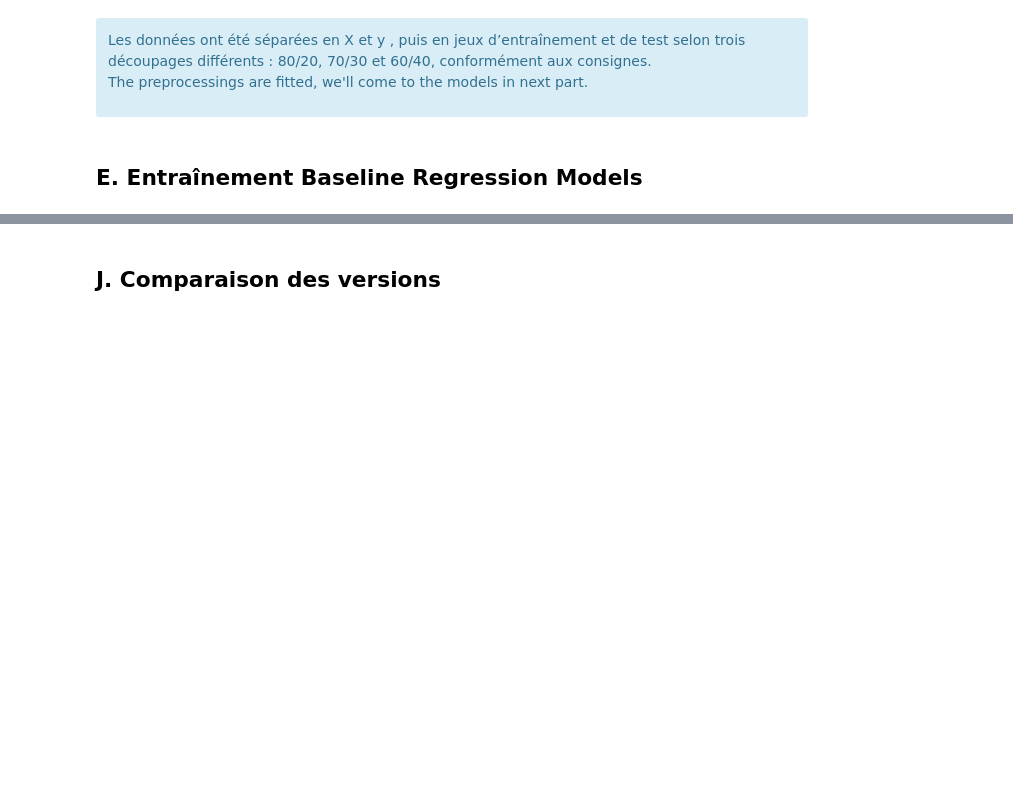
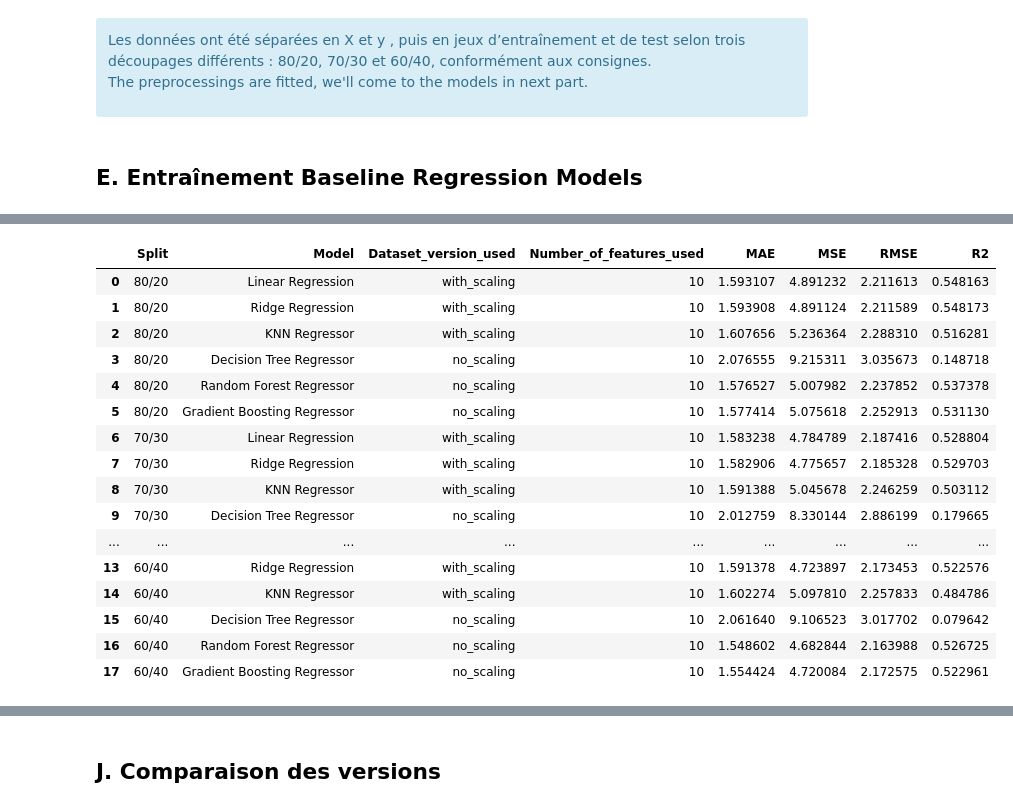
Before and after one commit to tthanhhuong/IA, a Jupyter notebook: MachineLearningProjet-Abalone.ipynb, the cells around one changed output, grey strips where cells are left out. Drawn from its saved outputs; the diff is of its cells as text; code cells hidden in the pictures; blank space fills up the shorter version.

```diff
--- a/MachineLearningProjet-Abalone.ipynb
+++ b/MachineLearningProjet-Abalone.ipynb
@@ -1347,0 +1075,15 @@ Average performance by split:
+# %%
+# Reuse the datasets already prepared in Section 4. We keep only the preprocessing versions needed for baseline screening
+
+prepared_datasets_available_for_baseline_regression_abalone = prepared_comparison_datasets_by_split_and_version_abalone
+
+print("Datasets available for baseline regression:")
+for split_name, split_versions in prepared_datasets_available_for_baseline_regression_abalone.items():
+    print(f"\n{split_name}")
+    for dataset_version_name, dataset_tuple in split_versions.items():
+        X_train_current_abalone, X_test_current_abalone, y_train_current_abalone, y_test_current_abalone = dataset_tuple
+        print(
+            f" - {dataset_version_name}: "
+            f"X_train {X_train_current_abalone.shape}, "
+            f"X_test {X_test_current_abalone.shape}"
+        )
@@ -1347,0 +1107,62 @@ Average performance by split:
+# %%
+# Train all baseline regression models on all splits. Each model is trained on its preferred dataset version
+
+trained_baseline_regression_models_by_split_abalone = {}
+baseline_regression_run_artifacts_by_split_abalone = {}
+baseline_regression_results_abalone = []
+
+for split_name, split_versions in prepared_datasets_available_for_baseline_regression_abalone.items():
+
+    trained_baseline_regression_models_by_split_abalone[split_name] = {}
+    baseline_regression_run_artifacts_by_split_abalone[split_name] = {}
+
+    for baseline_model_name, baseline_model_spec in baseline_regression_model_specs_abalone.items():
+
+        preferred_dataset_version_abalone = baseline_model_spec["preferred_dataset_version"]
+
+        X_train_current_abalone, X_test_current_abalone, y_train_current_abalone, y_test_current_abalone = split_versions[preferred_dataset_version_abalone]
+
+        current_baseline_model_abalone = clone(baseline_model_spec["model"])
+
+        # Fit the model on the training set
+        current_baseline_model_abalone.fit(X_train_current_abalone, y_train_current_abalone)
+
+        # Predict on the test set
+        y_pred_current_abalone = current_baseline_model_abalone.predict(X_test_current_abalone)
+
+        # Compute regression metrics
+        mse_current_abalone = mean_squared_error(y_test_current_abalone, y_pred_current_abalone)
+        rmse_current_abalone = np.sqrt(mse_current_abalone)
+        mae_current_abalone = mean_absolute_error(y_test_current_abalone, y_pred_current_abalone)
+        r2_current_abalone = r2_score(y_test_current_abalone, y_pred_current_abalone)
+
+        # Store fitted model
+        trained_baseline_regression_models_by_split_abalone[split_name][baseline_model_name] = current_baseline_model_abalone
+
+        # Store run artifacts for later analysis / plotting if needed
+        baseline_regression_run_artifacts_by_split_abalone[split_name][baseline_model_name] = {
+            "preferred_dataset_version": preferred_dataset_version_abalone,
+            "X_test": X_test_current_abalone,
+            "y_test": y_test_current_abalone,
+            "y_pred": y_pred_current_abalone
+        }
+
+        # Store numerical results in a flat table
+        baseline_regression_results_abalone.append({
+            "Split": split_name,
+            "Model": baseline_model_name,
+            "Dataset_version_used": preferred_dataset_version_abalone,
+            "Number_of_features_used": X_train_current_abalone.shape[1],
+            "MAE": mae_current_abalone,
+            "MSE": mse_current_abalone,
+            "RMSE": rmse_current_abalone,
+            "R2": r2_current_abalone
+        })
+
+baseline_regression_results_dataframe_abalone = pd.DataFrame(baseline_regression_results_abalone)
+
+print("Number of baseline model runs:")
+print(baseline_regression_results_dataframe_abalone.shape[0])  # 3 splits x 6 models = 18
+
+baseline_regression_results_dataframe_abalone
+# %% [output]
@@ -1347,0 +1171,17 @@ Average performance by split:
+|  | Split | Model | Dataset_version_used | Number_of_features_used | MAE | MSE | RMSE | R2 |
+| 0 | 80/20 | Linear Regression | with_scaling | 10 | 1.593107 | 4.891232 | 2.211613 | 0.548163 |
+| 1 | 80/20 | Ridge Regression | with_scaling | 10 | 1.593908 | 4.891124 | 2.211589 | 0.548173 |
+| 2 | 80/20 | KNN Regressor | with_scaling | 10 | 1.607656 | 5.236364 | 2.288310 | 0.516281 |
+| 3 | 80/20 | Decision Tree Regressor | no_scaling | 10 | 2.076555 | 9.215311 | 3.035673 | 0.148718 |
+| 4 | 80/20 | Random Forest Regressor | no_scaling | 10 | 1.576527 | 5.007982 | 2.237852 | 0.537378 |
+| 5 | 80/20 | Gradient Boosting Regressor | no_scaling | 10 | 1.577414 | 5.075618 | 2.252913 | 0.531130 |
+| 6 | 70/30 | Linear Regression | with_scaling | 10 | 1.583238 | 4.784789 | 2.187416 | 0.528804 |
+| 7 | 70/30 | Ridge Regression | with_scaling | 10 | 1.582906 | 4.775657 | 2.185328 | 0.529703 |
+| 8 | 70/30 | KNN Regressor | with_scaling | 10 | 1.591388 | 5.045678 | 2.246259 | 0.503112 |
+| 9 | 70/30 | Decision Tree Regressor | no_scaling | 10 | 2.012759 | 8.330144 | 2.886199 | 0.179665 |
+| ... | ... | ... | ... | ... | ... | ... | ... | ... |
+| 13 | 60/40 | Ridge Regression | with_scaling | 10 | 1.591378 | 4.723897 | 2.173453 | 0.522576 |
+| 14 | 60/40 | KNN Regressor | with_scaling | 10 | 1.602274 | 5.097810 | 2.257833 | 0.484786 |
+| 15 | 60/40 | Decision Tree Regressor | no_scaling | 10 | 2.061640 | 9.106523 | 3.017702 | 0.079642 |
+| 16 | 60/40 | Random Forest Regressor | no_scaling | 10 | 1.548602 | 4.682844 | 2.163988 | 0.526725 |
+| 17 | 60/40 | Gradient Boosting Regressor | no_scaling | 10 | 1.554424 | 4.720084 | 2.172575 | 0.522961 |
```
Also changed, not shown: parts of 66 cells of this notebook.
